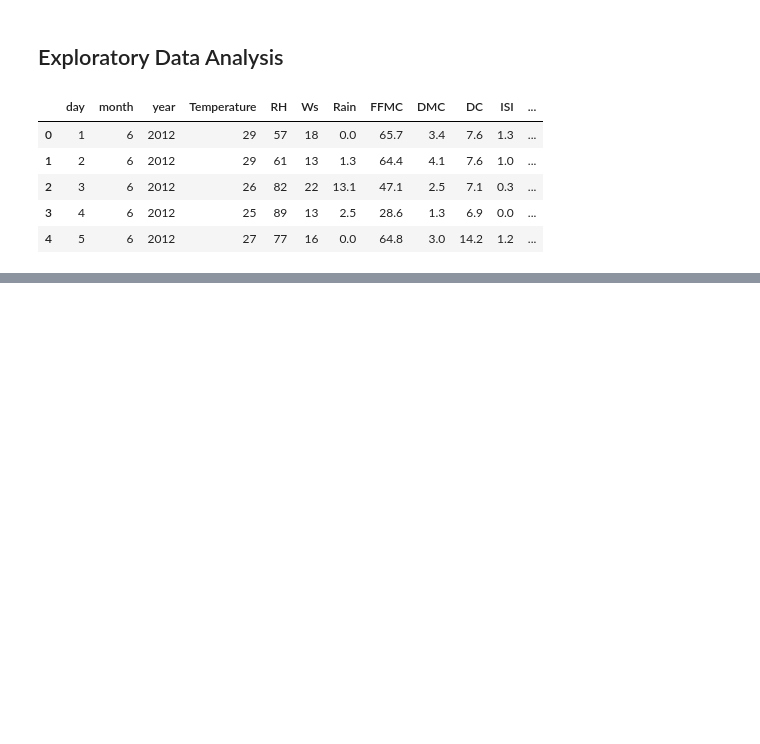
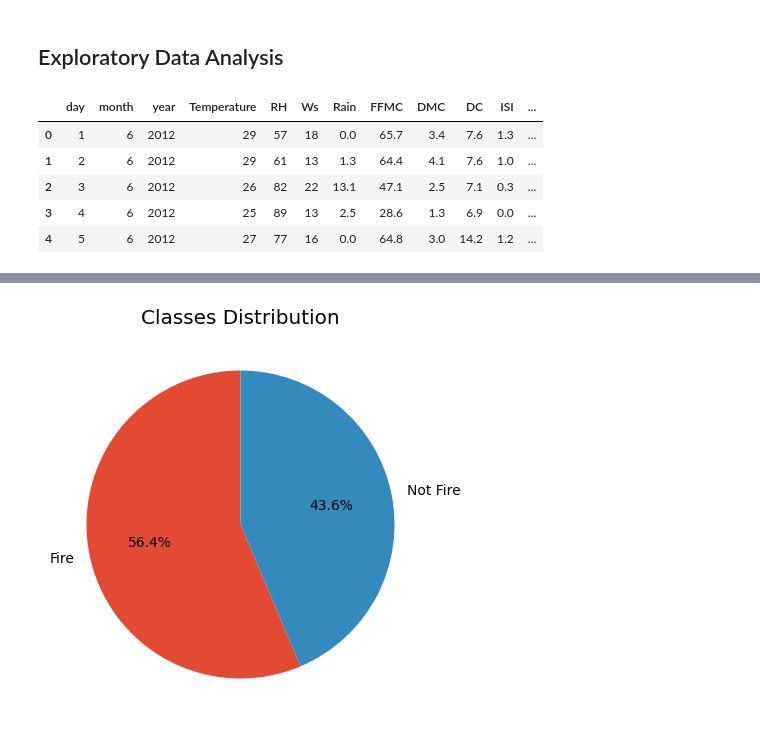
Before and after one commit to jasjeev013/ML_Learning, a Jupyter notebook: 28 - Ridge,Lasso,ElasticNet ML Algorithms/AlgerianForestFire.ipynb, the cells around one changed output, grey strips where cells are left out. Cells and saved outputs as stored; diff of their text form; code cells hidden in the pictures; blank space fills up the shorter version.

```diff
--- a/28 - Ridge,Lasso,ElasticNet ML Algorithms/AlgerianForestFire.ipynb
+++ b/28 - Ridge,Lasso,ElasticNet ML Algorithms/AlgerianForestFire.ipynb
@@ -156,0 +189,8 @@ df.head()
+# %%
+classlabels = ['Fire','Not Fire']
+plt.figure(figsize=(10,5))
+plt.pie(df1['Classes'].value_counts(), labels=classlabels, autopct='%1.1f%%', startangle=90)
+plt.title('Classes Distribution')
+plt.show()
+# %% [output]
+[figure, added]
```
Also changed, not shown: parts of 13 cells of this notebook, 3 other files.
